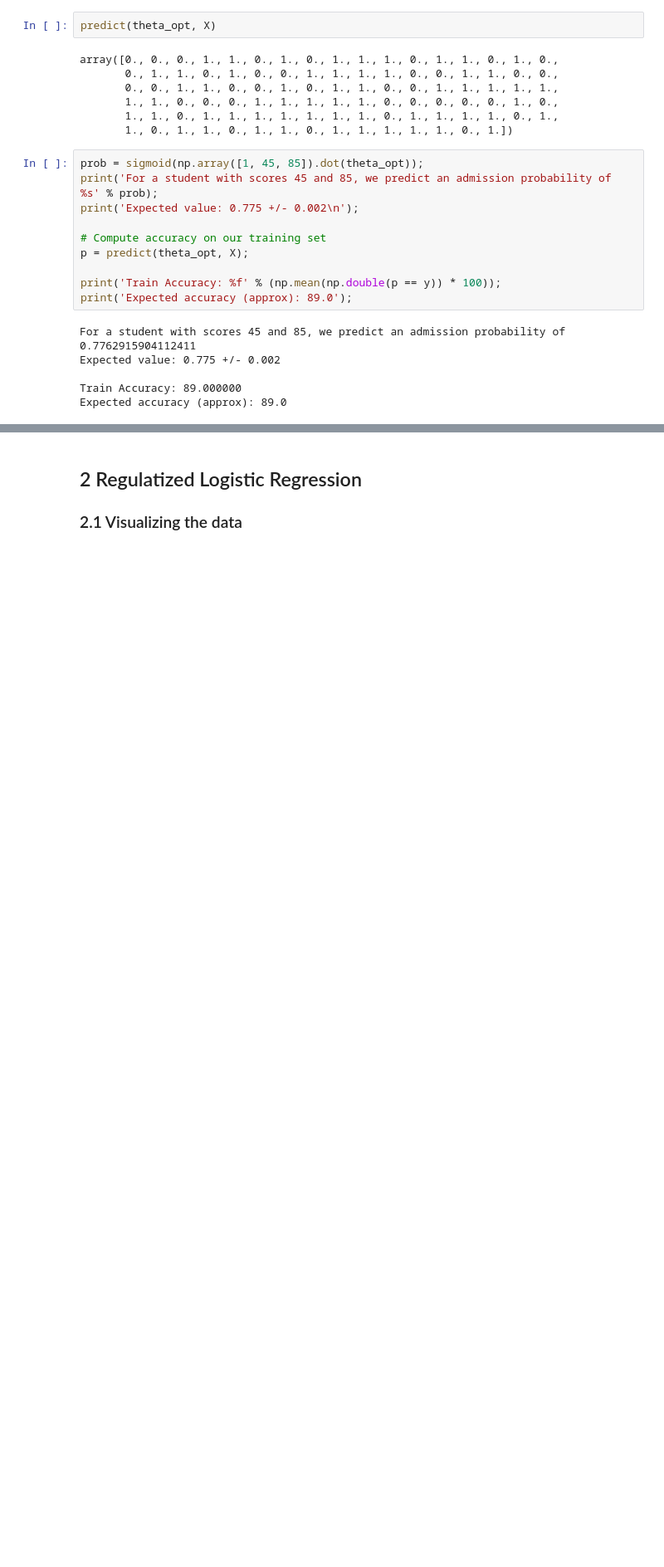
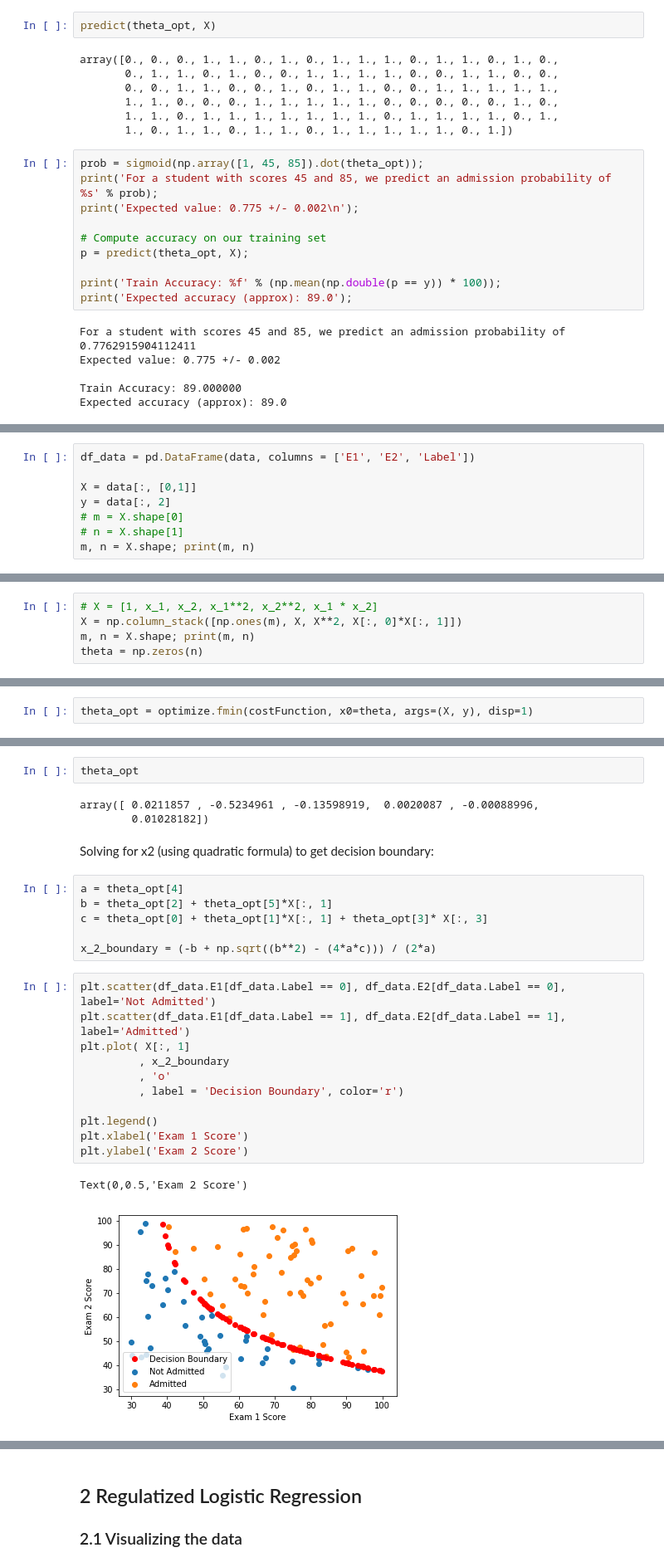
Before and after one commit to jcbaker1/Coursera, a Jupyter notebook: ML/machine-learning-ex2/ex2_python/ex2.ipynb, the cells around one changed output, grey strips where cells are left out. Shown: that part at 83% size. Drawn from its saved outputs; the diff is of its cells as text; blank space fills up the shorter version.

```diff
--- a/ML/machine-learning-ex2/ex2_python/ex2.ipynb
+++ b/ML/machine-learning-ex2/ex2_python/ex2.ipynb
@@ -199,0 +197,8 @@ Expected accuracy (approx): 89.0
+# %%
+df_data = pd.DataFrame(data, columns = ['E1', 'E2', 'Label'])
+
+X = data[:, [0,1]]
+y = data[:, 2]
+# m = X.shape[0]
+# n = X.shape[1]
+m, n = X.shape; print(m, n)
@@ -199,0 +207,5 @@ Expected accuracy (approx): 89.0
+# %%
+# X = [1, x_1, x_2, x_1**2, x_2**2, x_1 * x_2]
+X = np.column_stack([np.ones(m), X, X**2, X[:, 0]*X[:, 1]])
+m, n = X.shape; print(m, n)
+theta = np.zeros(n)
@@ -199,0 +214,2 @@ Expected accuracy (approx): 89.0
+# %%
+theta_opt = optimize.fmin(costFunction, x0=theta, args=(X, y), disp=1)
@@ -199,0 +221,27 @@ Expected accuracy (approx): 89.0
+# %%
+theta_opt
+# %% [output]
+array([ 0.0211857 , -0.5234961 , -0.13598919,  0.0020087 , -0.00088996,
+        0.01028182])
+# %% [markdown]
+Solving for x2 (using quadratic formula) to get decision boundary:
+# %%
+a = theta_opt[4]
+b = theta_opt[2] + theta_opt[5]*X[:, 1]
+c = theta_opt[0] + theta_opt[1]*X[:, 1] + theta_opt[3]* X[:, 3]
+
+x_2_boundary = (-b + np.sqrt((b**2) - (4*a*c))) / (2*a)
+# %%
+plt.scatter(df_data.E1[df_data.Label == 0], df_data.E2[df_data.Label == 0], label='Not Admitted')
+plt.scatter(df_data.E1[df_data.Label == 1], df_data.E2[df_data.Label == 1], label='Admitted')
+plt.plot( X[:, 1]
+         , x_2_boundary
+         , 'o'
+         , label = 'Decision Boundary', color='r')
+
+plt.legend()
+plt.xlabel('Exam 1 Score')
+plt.ylabel('Exam 2 Score')
+# %% [output]
+Text(0,0.5,'Exam 2 Score')
+[figure, added]
```
Also changed, not shown: parts of 11 cells of this notebook.
